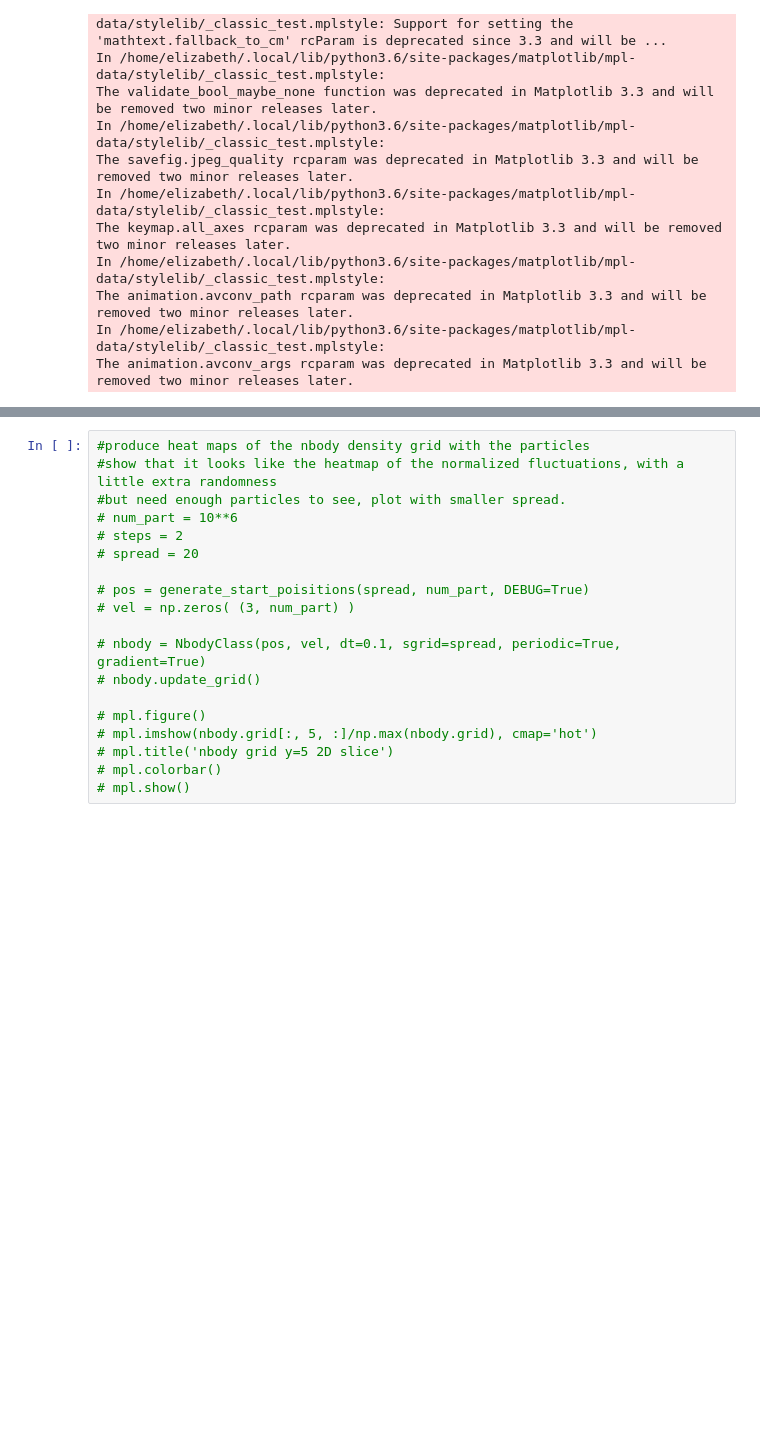
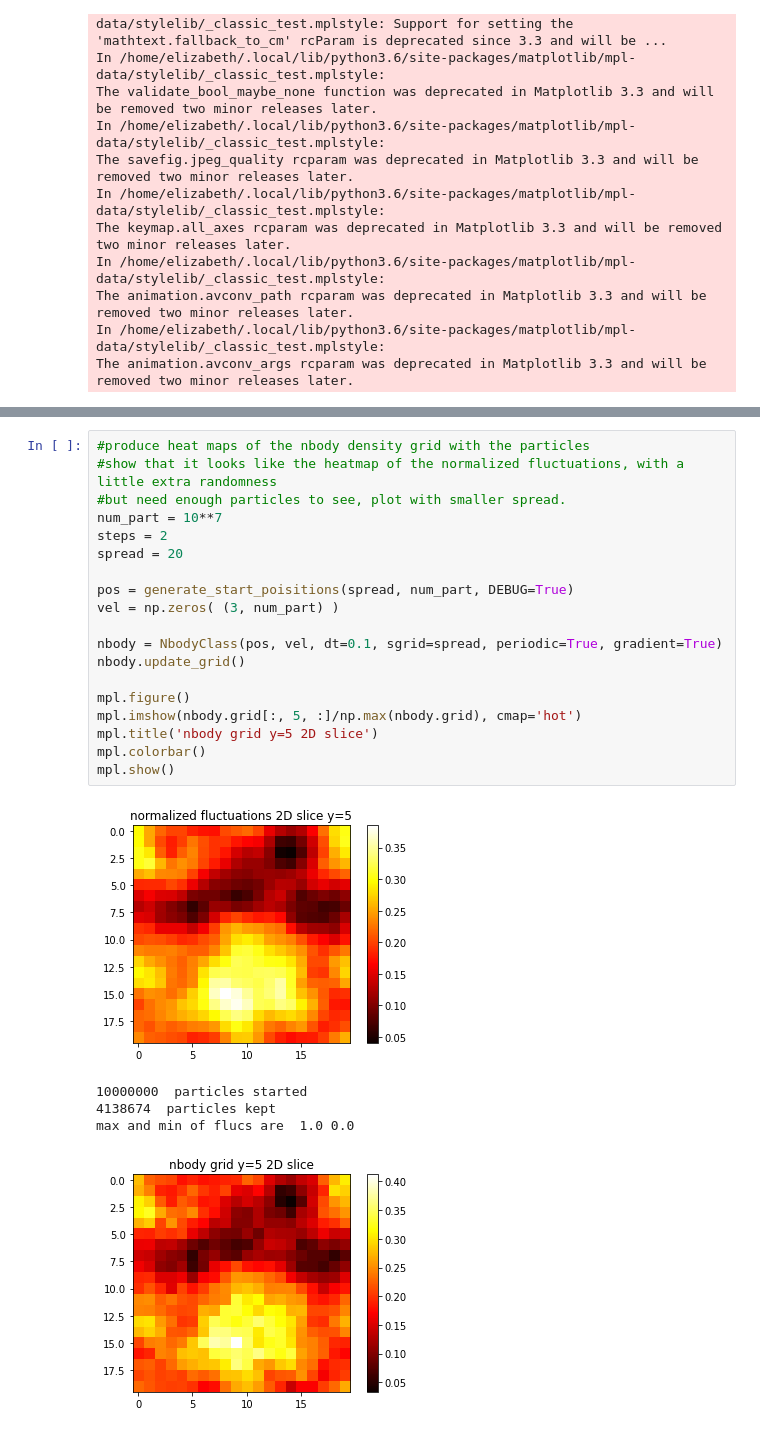
Before and after one commit to lizzord/phys512hw, a Jupyter notebook: final_project/nbody_part4.ipynb, the cells around one changed output, grey strips where cells are left out. Saved outputs shown, nothing was run; the diff lists cells and outputs as text; blank space fills up the shorter version.

```diff
--- a/final_project/nbody_part4.ipynb
+++ b/final_project/nbody_part4.ipynb
@@ -210,19 +193,25 @@ def generate_start_poisitions(num, num_part, DEBUG=False):
 # %%
 #produce heat maps of the nbody density grid with the particles
 #show that it looks like the heatmap of the normalized fluctuations, with a little extra randomness
 #but need enough particles to see, plot with smaller spread.
-# num_part = 10**6
-# steps = 2
-# spread = 20
+num_part = 10**7
+steps = 2
+spread = 20
 
-# pos = generate_start_poisitions(spread, num_part, DEBUG=True)
-# vel = np.zeros( (3, num_part) )
+pos = generate_start_poisitions(spread, num_part, DEBUG=True)
+vel = np.zeros( (3, num_part) )
 
-# nbody = NbodyClass(pos, vel, dt=0.1, sgrid=spread, periodic=True, gradient=True)
-# nbody.update_grid()
+nbody = NbodyClass(pos, vel, dt=0.1, sgrid=spread, periodic=True, gradient=True)
+nbody.update_grid()
 
-# mpl.figure()
-# mpl.imshow(nbody.grid[:, 5, :]/np.max(nbody.grid), cmap='hot')
-# mpl.title('nbody grid y=5 2D slice')
-# mpl.colorbar()
-# mpl.show()
+mpl.figure()
+mpl.imshow(nbody.grid[:, 5, :]/np.max(nbody.grid), cmap='hot')
+mpl.title('nbody grid y=5 2D slice')
+mpl.colorbar()
+mpl.show()
+# %% [output]
+[figure, added]
+10000000  particles started
+4138674  particles kept
+max and min of flucs are  1.0 0.0
+[figure, added]
```
Also changed, not shown: parts of 13 cells of this notebook, 1 other file.
